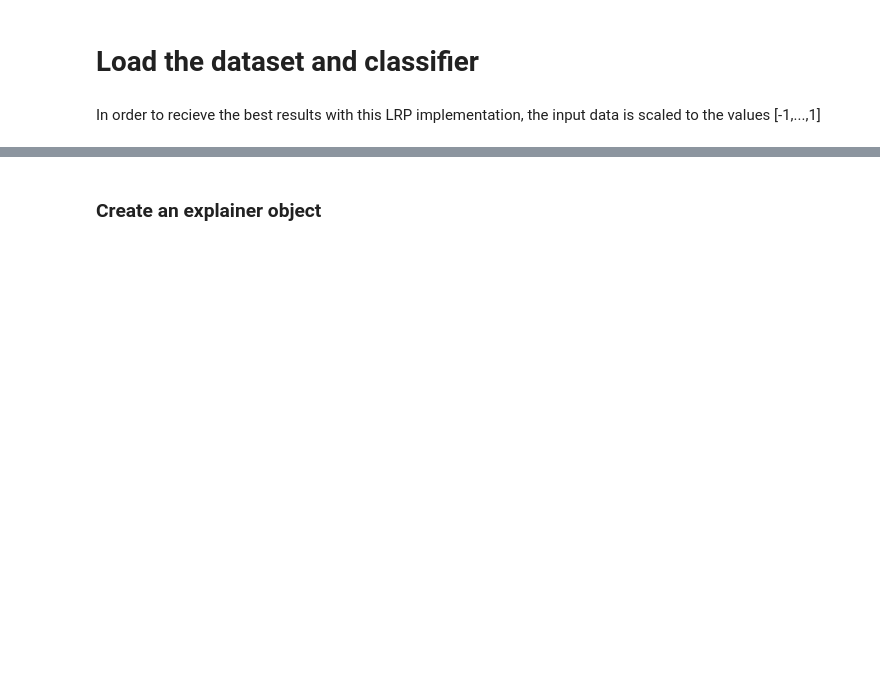
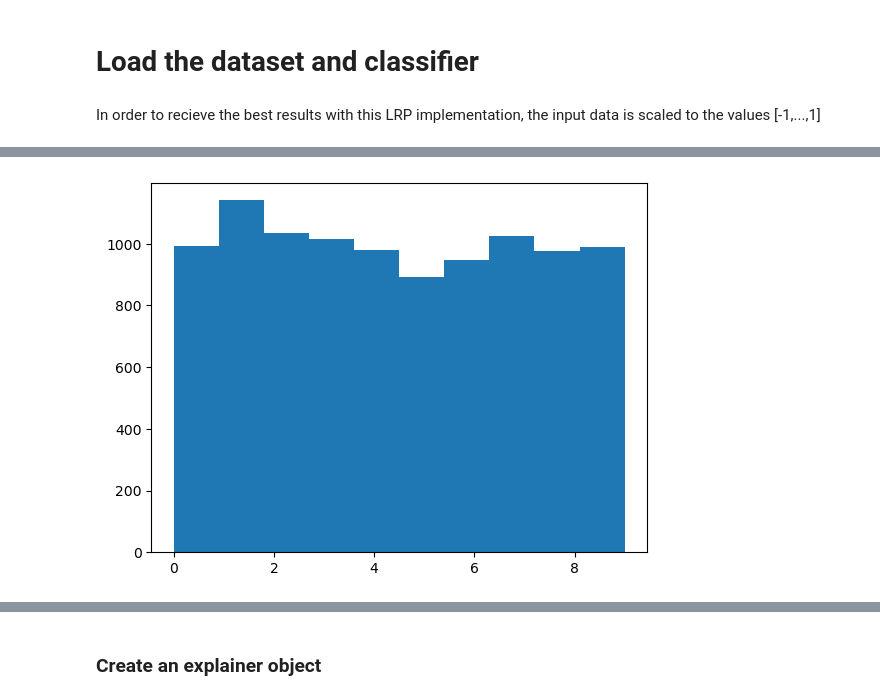
Before and after one commit to robisc/lrp-based-attacks, a Jupyter notebook: 2022_03_15_example_notebook.ipynb, the cells around one changed output, grey strips where cells are left out. Drawn from its saved outputs; the diff is of its cells as text; code cells hidden in the pictures; blank space fills up the shorter version.

```diff
--- a/2022_03_15_example_notebook.ipynb
+++ b/2022_03_15_example_notebook.ipynb
@@ -18,6 +22,8 @@ x_train = (((x_train/255)*2)-1)
 x_train = np.expand_dims(x_train, axis=-1)
 x_test = (((x_test/255)*2)-1)
 x_test = np.expand_dims(x_test, axis=-1)
+y_train = np.eye(np.max(y_train)+1)[y_train]
+y_test = np.eye(np.max(y_test)+1)[y_test]
 # %%
 plt.imshow(x_test[1,:,:,0], cmap="gray")
 # %% [output]
@@ -25,0 +55,8 @@ plt.imshow(x_test[1,:,:,0], cmap="gray")
+# %%
+if True :classifier.compile(optimizer=keras.optimizers.Adam(1e-03), loss = ["categorical_crossentropy"],metrics=["accuracy",
+                                                                                                            tf.keras.metrics.Recall(),
+                                                                                                           tf.keras.metrics.Precision()])
+# %%
+from sklearn.model_selection import StratifiedShuffleSplit
+sss = StratifiedShuffleSplit(n_splits=1, test_size=0.15, random_state=0)
+(train, val) = list(sss.split(x_train,y_train))[0]
@@ -25,0 +82,9 @@ plt.imshow(x_test[1,:,:,0], cmap="gray")
+# %%
+tmp_hist = []
+tmp =  classifier.fit(datagen.flow(x_train[train], y_train[train], batch_size=2000), epochs = 10,
+                                   validation_data = (x_train[val,:], y_train[val,:]))
+y_pred = classifier.predict(x_test)
+plt.hist(list(map(np.argmax, y_pred)))
+plt.show()
+tmp_hist.append(tmp)
+# %% [output]
@@ -26 +108,2 @@ plt.imshow(x_test[1,:,:,0], cmap="gray")
+[figure, added]
 # %%
```
Also changed, not shown: parts of 16 cells of this notebook.
